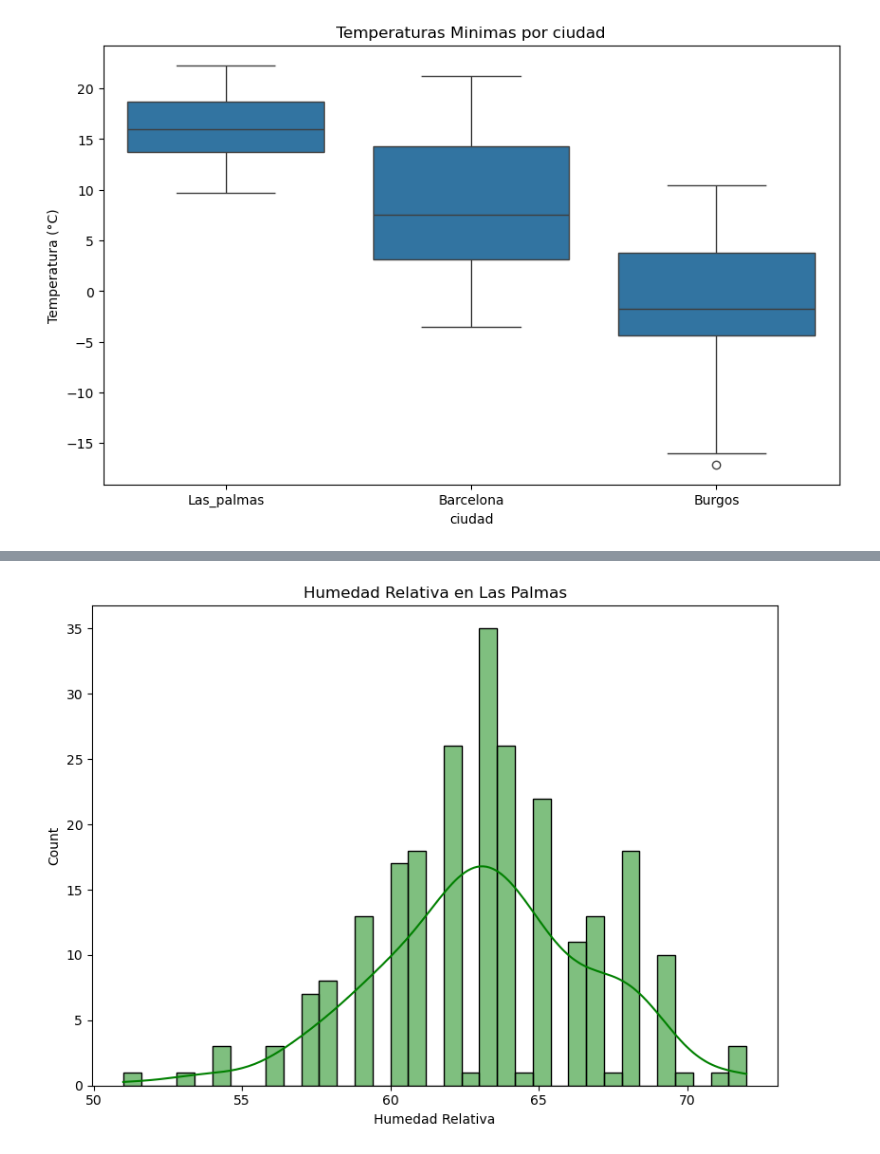
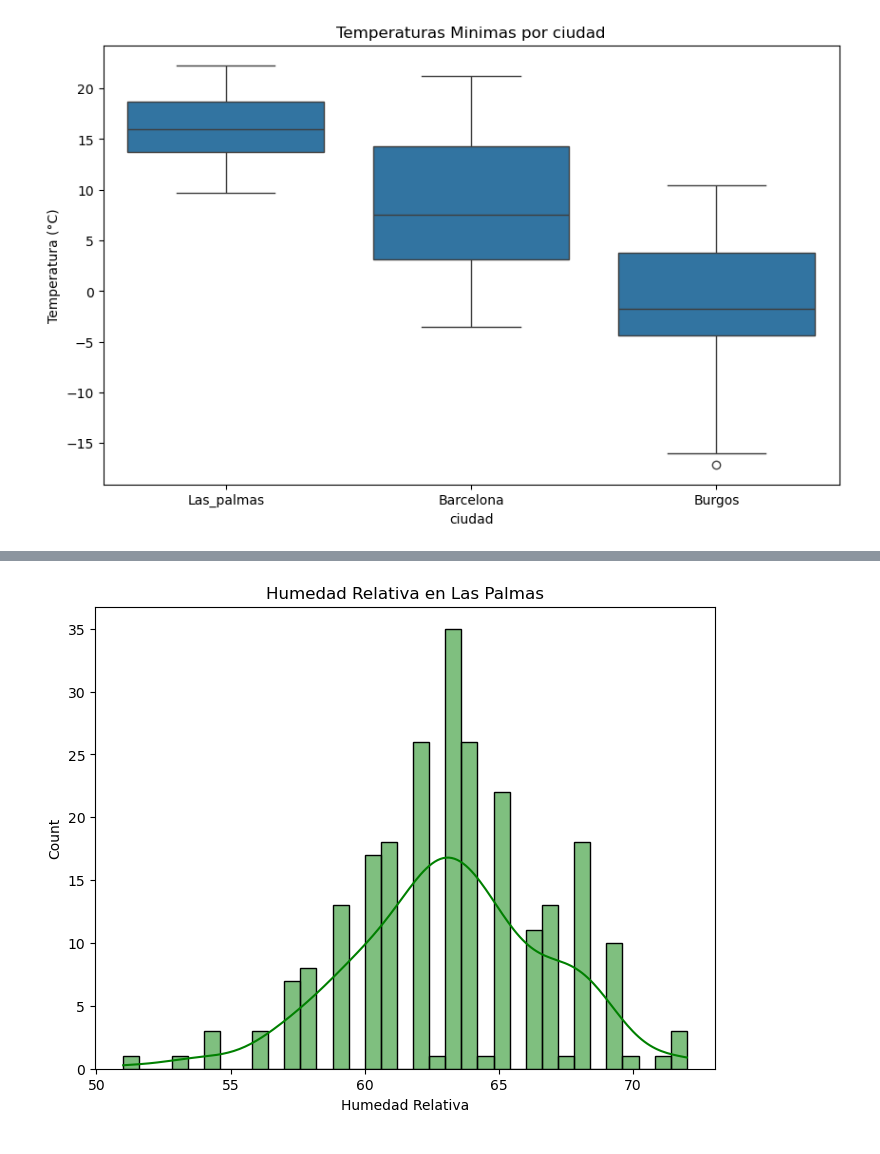
Before and after one commit to IgnacioMaese/Proyecto-AEMET-2, a Jupyter notebook: 4-analisis-conjunto.ipynb, the cells around one changed output, grey strips where cells are left out. Saved outputs shown, nothing was run; the diff lists cells and outputs as text; code cells hidden in the pictures.

```diff
--- a/4-analisis-conjunto.ipynb
+++ b/4-analisis-conjunto.ipynb
@@ -341,13 +335,10 @@ plt.show()
 # %%
 #Histograma de la Humedad Relativa
-
-import numpy as np
 
 plt.figure(figsize = (8, 6))
 sns.histplot(df_Las_Palmas["Humedad Relativa"], color = "green", kde = True, bins = 35)
 
 plt.title("Humedad Relativa en Las Palmas")
-plt.tight_layout()
 plt.show()
 # %% [output]
-[figure, old version]
+[figure, new version]
```
Also changed, not shown: parts of 2 cells of this notebook.
